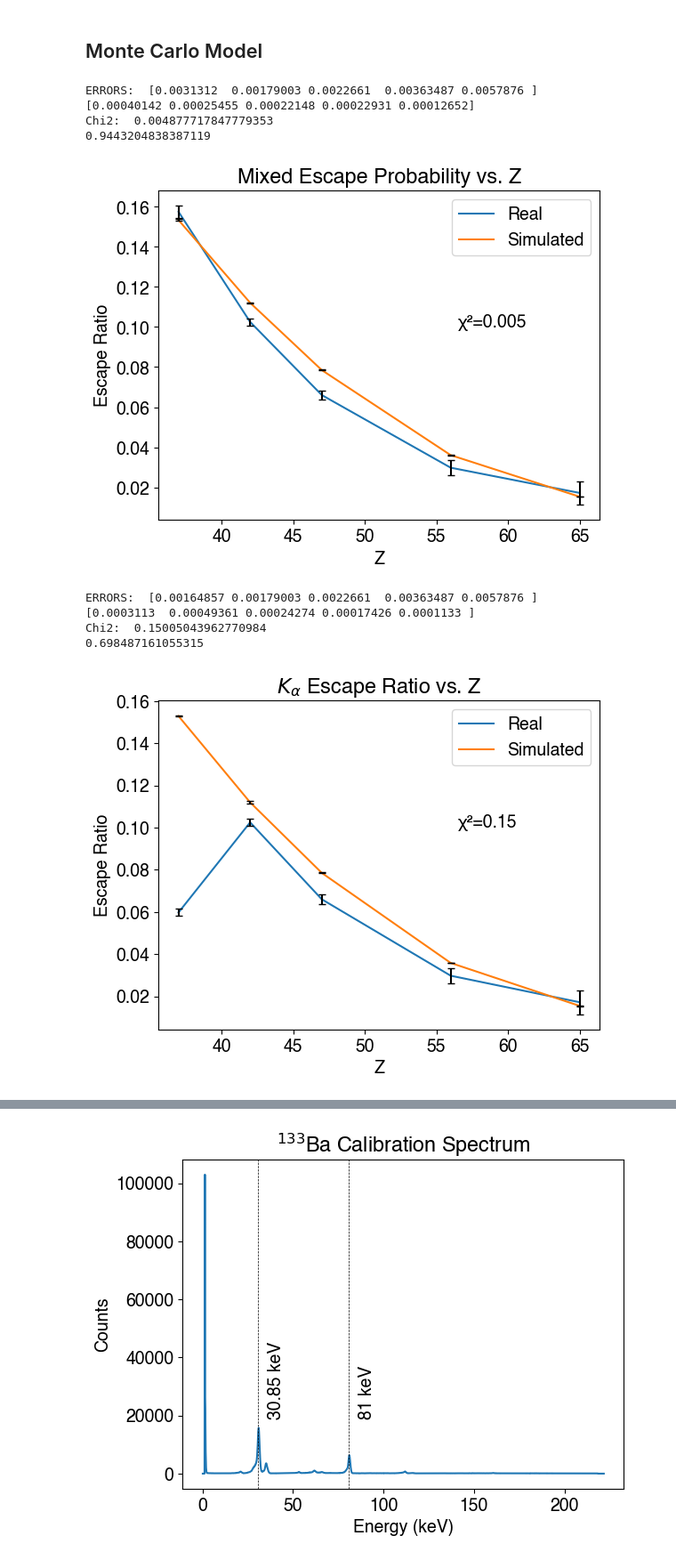
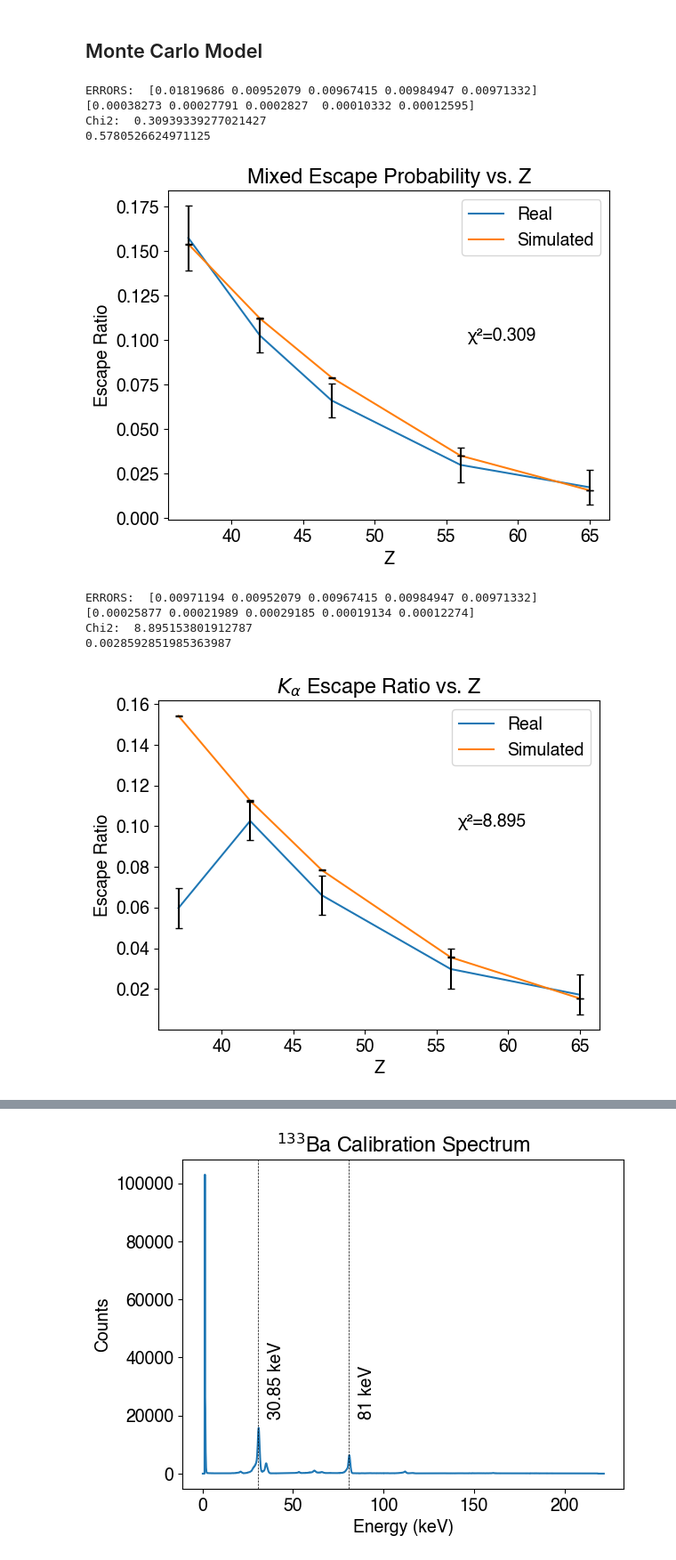
Before and after one commit to sestinj/jlab, a Jupyter notebook: nate/xray/xray2.ipynb, the cells around one changed output, grey strips where cells are left out. Shown at 89% size. Saved outputs shown, nothing was run; the diff lists cells and outputs as text; code cells hidden in the pictures.

```diff
--- a/nate/xray/xray2.ipynb
+++ b/nate/xray/xray2.ipynb
@@ -127,6 +128,10 @@ counts = {
     "beta_escape" : np.array([411, 264, 170, 80, 179]),
     "alpha"       : np.array([10004, 10006, 10023, 10010, 10420]),
     "beta"        : np.array([2609, 2542, 2593, 2413, 3124])
+}
+escape_standard_deviation = {
+    "alpha": np.sqrt(counts["alpha"] + counts["alpha_escape"]),
+    "beta": np.sqrt(counts["beta"] + counts["beta_escape"])
 }
 left_half = {
     "alpha_escape": np.array([3.95, 7.24, 11.7, 21.46, 33.72]),
@@ -164,9 +169,11 @@ uncertainty = {
 }
 # %%
 ratio_alpha = counts["alpha_escape"] / counts["alpha"]
-uncertainty_alpha = np.sqrt(uncertainty["alpha_escape"]**2 + uncertainty["alpha"]**2)
+# uncertainty_alpha = np.sqrt(uncertainty["alpha_escape"]**2 + uncertainty["alpha"]**2)
+uncertainty_alpha = escape_standard_deviation["alpha"] / (counts["alpha"] + counts["alpha_escape"])
 ratio_beta = counts["beta_escape"] / counts["beta"]
-uncertainty_beta = np.sqrt(uncertainty["beta_escape"]**2 + uncertainty["beta"]**2)
+# uncertainty_beta = np.sqrt(uncertainty["beta_escape"]**2 + uncertainty["beta"]**2)
+uncertainty_beta = escape_standard_deviation["beta"] / (counts["beta"] + counts["beta_escape"])
 ratio_nice = np.concatenate((ratio_beta[0:1], ratio_alpha[1:]))
 uncertainty_nice = np.concatenate((uncertainty_beta[0:1], uncertainty_alpha[1:]))
 # %% [markdown]
@@ -283,48 +290,49 @@ def plot(energies, observed_ratios, observed_uncertainties, name, title):
     r_sig = np.array([sim_with_uncertainty(E) for E in energies])
     sim_ratios = r_sig[:, 0]
     sim_uncertainty = r_sig[:, 1]
 
     plt.plot(Z, observed_ratios)
     plt.plot(Z, sim_ratios)
     # plt.plot(Z, np.abs(observed_ratios - sim_ratios) / observed_ratios)
 
     # Error bars
     plt.errorbar(Z, observed_ratios, yerr=observed_uncertainties, fmt="none", color="black", capsize=3)
     plt.errorbar(Z, sim_ratios, yerr=sim_uncertainty, fmt="none", color="black", capsize=3)
     print("ERRORS: ", observed_uncertainties)
     print(sim_uncertainty)
 
     # Calculate chi2
-    chi2 = np.sum((observed_ratios - sim_ratios)**2/observed_ratios)
+    chi2 = np.sum((observed_ratios - sim_ratios)**2/sim_uncertainty) / 4.0
+    # print(np.sum((observed_ratios[1:] - sim_ratios[1:])**2/sim_uncertainty[1:]) / 3.0)
     print("Chi2: ", chi2)
     chi2_prob = 1 - stats.chi2.cdf(chi2, 1)
     print(chi2_prob)
 
     plt.legend(["Real", "Simulated"])
     plt.xlabel("Z")
     plt.ylabel("Escape Ratio")
     plt.title(title)
     plt.annotate("\u03C7\u00b2=" + str(round(chi2, 3)), (56.5, 0.1), color="black")
     plt.rcParams.update({'font.size': 14, 'font.family': 'Helvetica'})
     plt.savefig(name + '.pdf', bbox_inches='tight', pad_inches=0.01)
     plt.show()
 
 plot(E_ka[1:] * 1000.0, ratio_nice, uncertainty_nice, "nice_ratio", "Mixed Escape Probability vs. Z")
 # %% [output]
-ERRORS:  [0.0031312  0.00179003 0.0022661  0.00363487 0.0057876 ]
-[0.00040142 0.00025455 0.00022148 0.00022931 0.00012652]
-Chi2:  0.004877717847779353
-0.9443204838387119
+ERRORS:  [0.01819686 0.00952079 0.00967415 0.00984947 0.00971332]
+[0.00038273 0.00027791 0.0002827  0.00010332 0.00012595]
+Chi2:  0.30939339277021427
+0.5780526624971125
-[figure, old version]
+[figure, new version]
 # %%
 # K_a only plot
 plot(E_ka[1:] * 1000.0, ratio_alpha, uncertainty_alpha, "alpha_ratio", "$K_{\\alpha}$ Escape Ratio vs. Z")
 # %% [output]
-ERRORS:  [0.00164857 0.00179003 0.0022661  0.00363487 0.0057876 ]
-[0.0003113  0.00049361 0.00024274 0.00017426 0.0001133 ]
-Chi2:  0.15005043962770984
-0.698487161055315
+ERRORS:  [0.00971194 0.00952079 0.00967415 0.00984947 0.00971332]
+[0.00025877 0.00021989 0.00029185 0.00019134 0.00012274]
+Chi2:  8.895153801912787
+0.0028592851985363987
-[figure, old version]
+[figure, new version]
 # %%
 # Separate plot for K_beta only
 plot(E_kb[1:] * 1000.0, ratio_beta, uncertainty_beta, "beta_ratio", "$K_{\\beta}$ Escape Ratio vs. Z")
```
Also changed, not shown: parts of 4 cells of this notebook, 47 other files.
